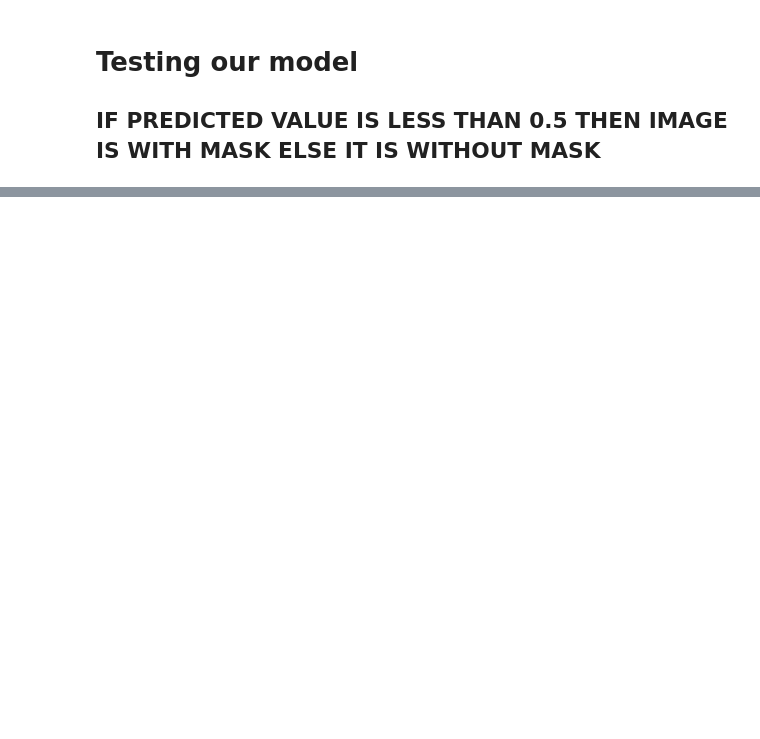
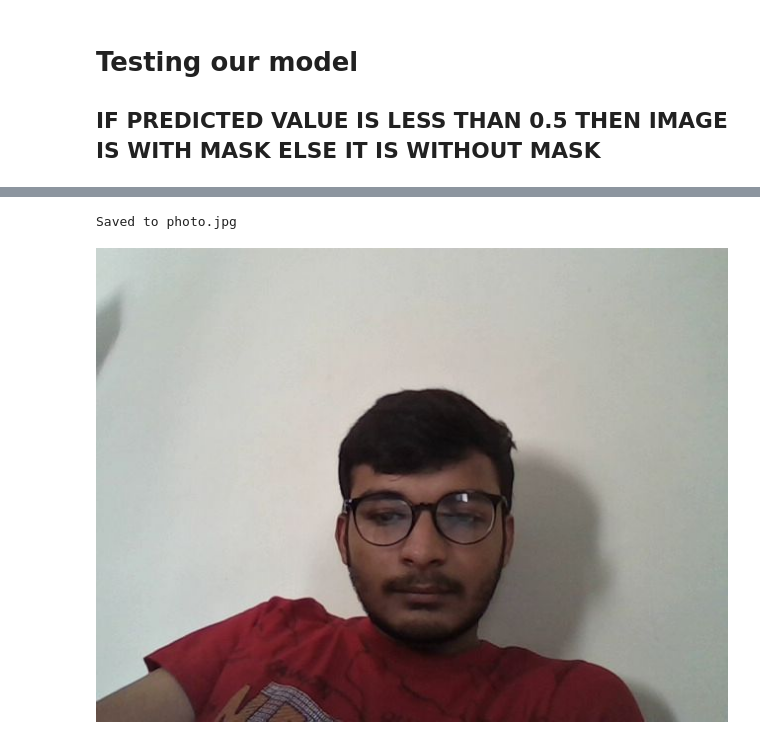
Before and after one commit to chandbud5/Face_Mask_detection, a Jupyter notebook: Face_Mask.ipynb, the cells around one changed output, grey strips where cells are left out. Saved outputs shown, nothing was run; the diff lists cells and outputs as text; code cells hidden in the pictures; blank space fills up the shorter version.

```diff
--- a/Face_Mask.ipynb
+++ b/Face_Mask.ipynb
@@ -179,0 +191,10 @@ plt.show()
+# %%
+from IPython.display import Image
+try:
+  filename = take_photo()
+  print('Saved to {}'.format(filename))
+
+  display(Image(filename))
+except Exception as err:
+  print(str(err))
+# %% [output]
@@ -180 +202,3 @@ plt.show()
+Saved to photo.jpg
+[figure, added]
 # %%
```
Also changed, not shown: parts of 10 cells of this notebook.
